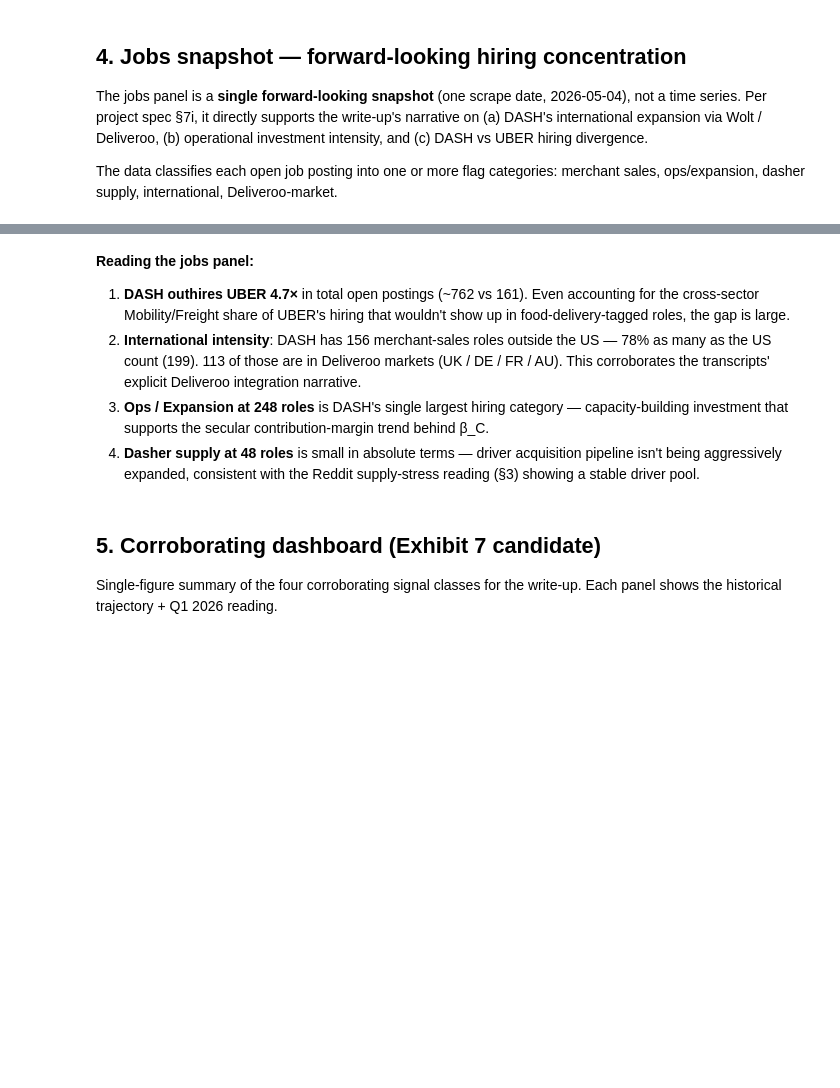
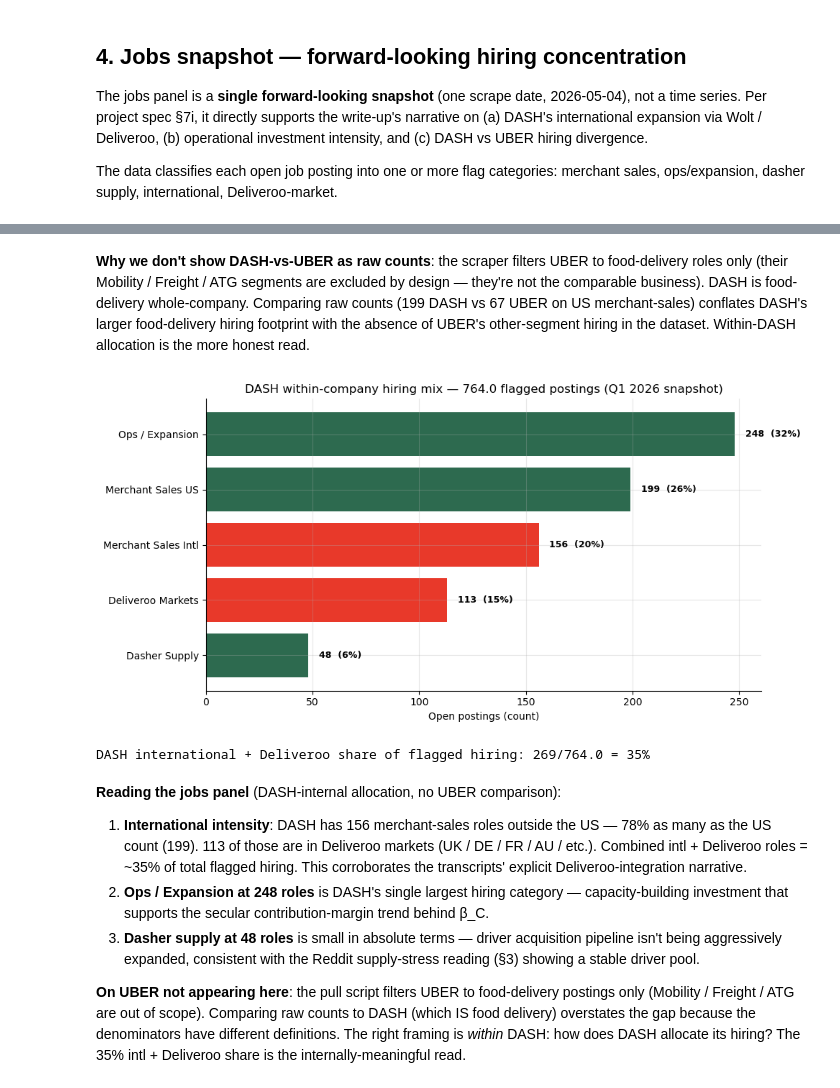
Before and after one commit to zackrcheng/alt-data-consumer-signals, a Jupyter notebook: notebooks/06_Corroborating_Evidence.ipynb, the cells around one changed output, grey strips where cells are left out. Saved outputs shown, nothing was run; the diff lists cells and outputs as text; code cells hidden in the pictures; blank space fills up the shorter version.

```diff
--- a/notebooks/06_Corroborating_Evidence.ipynb
+++ b/notebooks/06_Corroborating_Evidence.ipynb
@@ -562,21 +520,65 @@ plt.tight_layout(); plt.show()
+# %% [markdown]
+**Why we don't show DASH-vs-UBER as raw counts**: the scraper filters UBER
+to food-delivery roles only (their Mobility / Freight / ATG segments are
+excluded by design — they're not the comparable business). DASH is
+food-delivery whole-company. Comparing raw counts (199 DASH vs 67 UBER
+on US merchant-sales) conflates DASH's larger food-delivery hiring footprint
+with the absence of UBER's other-segment hiring in the dataset. Within-DASH
+allocation is the more honest read.
+# %%
+# DASH-only category mix — within-company allocation, the honest read
+all_dash_cats = [
+    ('Merchant Sales US',    forecast_row['jobs_dash_merchant_sales_us']),
+    ('Merchant Sales Intl',  forecast_row['jobs_dash_merchant_sales_intl']),
+    ('Deliveroo Markets',    forecast_row['jobs_dash_deliveroo_market']),
+    ('Ops / Expansion',      forecast_row['jobs_dash_ops_expansion']),
+    ('Dasher Supply',        forecast_row['jobs_dash_dasher_supply']),
+]
+sorted_cats = sorted(all_dash_cats, key=lambda x: x[1])
+labels_d = [lbl for lbl, _ in sorted_cats]
+vals_d = [v for _, v in sorted_cats]
+total_flagged = sum(vals_d)
+shares = [v / total_flagged * 100 for v in vals_d]
+colors_d = [COLORS['dash_primary'] if 'Intl' in lbl or 'Deliveroo' in lbl
+             else COLORS['actual'] for lbl, _ in sorted_cats]
+
+fig, ax = plt.subplots(figsize=(10, 5))
+bars = ax.barh(labels_d, vals_d, color=colors_d)
+for i, (v, s) in enumerate(zip(vals_d, shares)):
+    ax.text(v + 5, i, f'{int(v)}  ({s:.0f}%)',
+            va='center', fontsize=9, fontweight='bold')
+ax.set_xlabel('Open postings (count)')
+ax.set_title(f'DASH within-company hiring mix — '
+             f'{total_flagged} flagged postings (Q1 2026 snapshot)')
+plt.tight_layout(); plt.show()
+
+# Within-DASH international share
+intl_count = (forecast_row['jobs_dash_merchant_sales_intl']
+              + forecast_row['jobs_dash_deliveroo_market'])
+intl_share = intl_count / total_flagged * 100
+print(f'DASH international + Deliveroo share of flagged hiring: '
+       f'{int(intl_count)}/{total_flagged} = {intl_share:.0f}%')
+# %% [output]
+[figure, added]
+DASH international + Deliveroo share of flagged hiring: 269/764.0 = 35%
 # %% [markdown]
-**Reading the jobs panel:**
+**Reading the jobs panel** (DASH-internal allocation, no UBER comparison):
 
-1. **DASH outhires UBER 4.7×** in total open postings (~762 vs 161). Even
-   accounting for the cross-sector Mobility/Freight share of UBER's hiring
-   that wouldn't show up in food-delivery-tagged roles, the gap is large.
-2. **International intensity**: DASH has 156 merchant-sales roles outside
+1. **International intensity**: DASH has 156 merchant-sales roles outside
    the US — 78% as many as the US count (199). 113 of those are in
-   Deliveroo markets (UK / DE / FR / AU). This corroborates the
-   transcripts' explicit Deliveroo integration narrative.
-3. **Ops / Expansion at 248 roles** is DASH's single largest hiring
+   Deliveroo markets (UK / DE / FR / AU / etc.). Combined intl + Deliveroo
+   roles = ~35% of total flagged hiring. This corroborates the transcripts'
+   explicit Deliveroo-integration narrative.
+2. **Ops / Expansion at 248 roles** is DASH's single largest hiring
    category — capacity-building investment that supports the secular
    contribution-margin trend behind β_C.
-4. **Dasher supply at 48 roles** is small in absolute terms — driver
+3. **Dasher supply at 48 roles** is small in absolute terms — driver
    acquisition pipeline isn't being aggressively expanded, consistent with
    the Reddit supply-stress reading (§3) showing a stable driver pool.
+
+**On UBER not appearing here**: the pull script filters UBER to food-delivery
+postings only (Mobility / Freight / ATG are out of scope). Comparing raw
+counts to DASH (which IS food delivery) overstates the gap because the
+denominators have different definitions. The right framing is *within* DASH:
+how does DASH allocate its hiring? The 35% intl + Deliveroo share is the
+internally-meaningful read.
-# %% [markdown]
-## 5. Corroborating dashboard (Exhibit 7 candidate)
-
-Single-figure summary of the four corroborating signal classes for the
-write-up. Each panel shows the historical trajectory + Q1 2026 reading.
```
Also changed, not shown: parts of 5 cells of this notebook.
